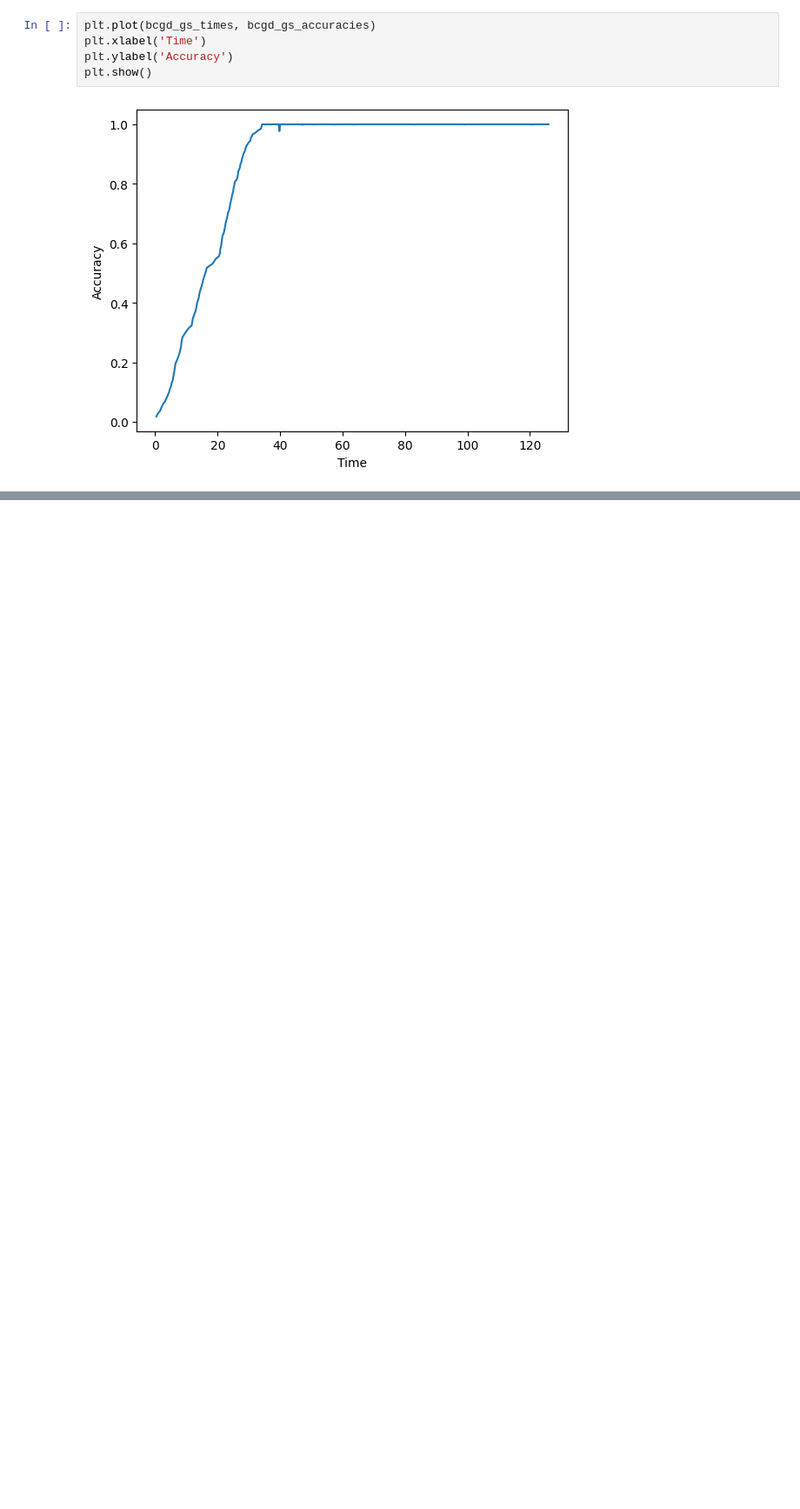
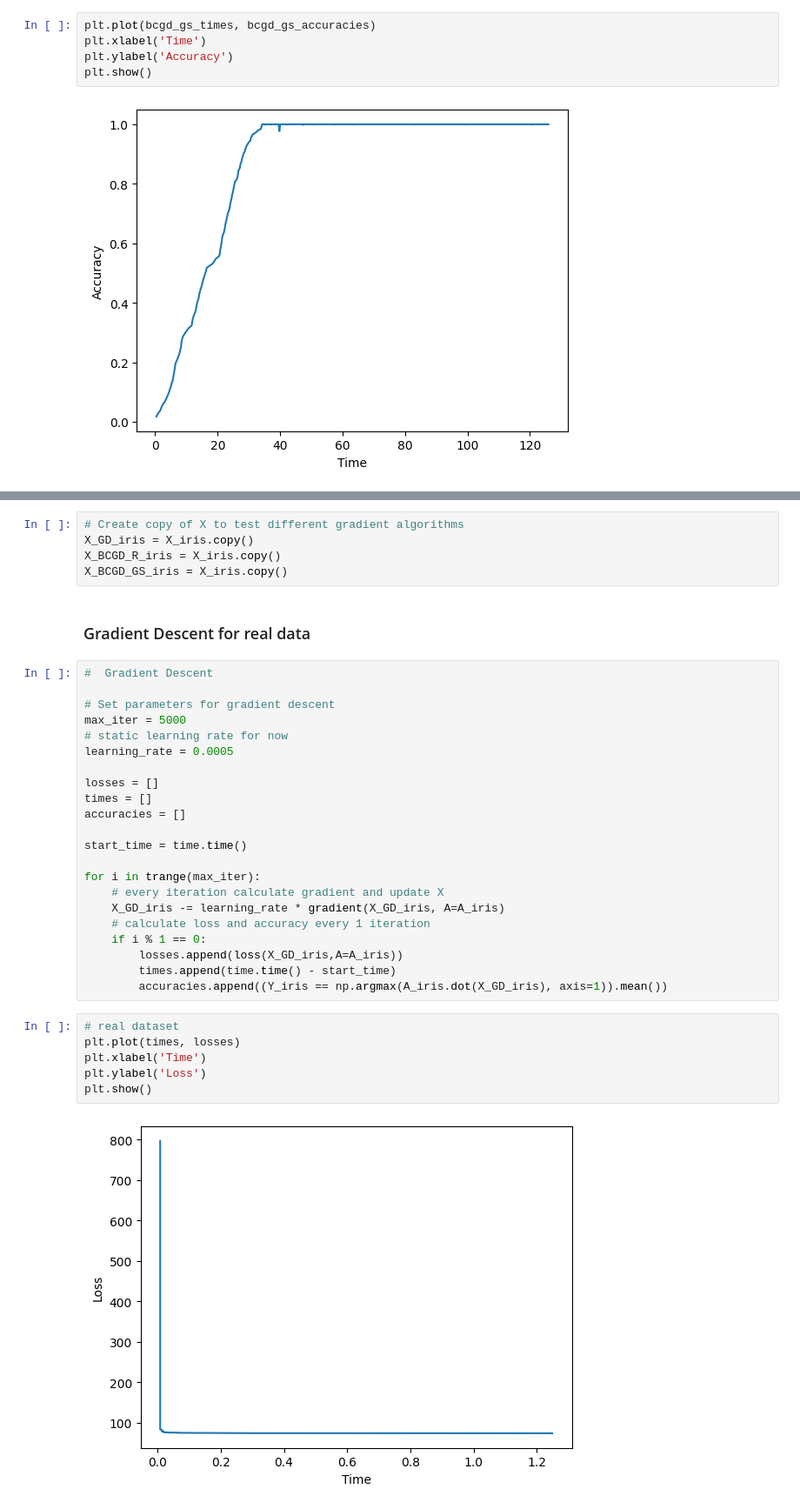
Before and after one commit to sofiapopetrogu/Optimization-Second-Homework, a Jupyter notebook: opt.ipynb, the cells around one changed output, grey strips where cells are left out. Shown: that part at 87% size. Saved outputs shown, nothing was run; the diff lists cells and outputs as text; blank space fills up the shorter version.

Commit message:
added real data

```diff
--- a/opt.ipynb
+++ b/opt.ipynb
@@ -202,0 +265,37 @@ plt.show()
+# %%
+# Create copy of X to test different gradient algorithms
+X_GD_iris = X_iris.copy()
+X_BCGD_R_iris = X_iris.copy()
+X_BCGD_GS_iris = X_iris.copy()
+# %% [markdown]
+### Gradient Descent for real data
+# %%
+#  Gradient Descent
+
+# Set parameters for gradient descent
+max_iter = 5000
+# static learning rate for now
+learning_rate = 0.0005
+
+losses = []
+times = []
+accuracies = []
+
+start_time = time.time()
+
+for i in trange(max_iter):
+    # every iteration calculate gradient and update X
+    X_GD_iris -= learning_rate * gradient(X_GD_iris, A=A_iris)
+    # calculate loss and accuracy every 1 iteration
+    if i % 1 == 0:
+        losses.append(loss(X_GD_iris,A=A_iris))
+        times.append(time.time() - start_time)
+        accuracies.append((Y_iris == np.argmax(A_iris.dot(X_GD_iris), axis=1)).mean())
+# %%
+# real dataset
+plt.plot(times, losses)
+plt.xlabel('Time')
+plt.ylabel('Loss')
+plt.show()
+# %% [output]
+[figure, added]
```
Also changed, not shown: parts of 14 cells of this notebook.
